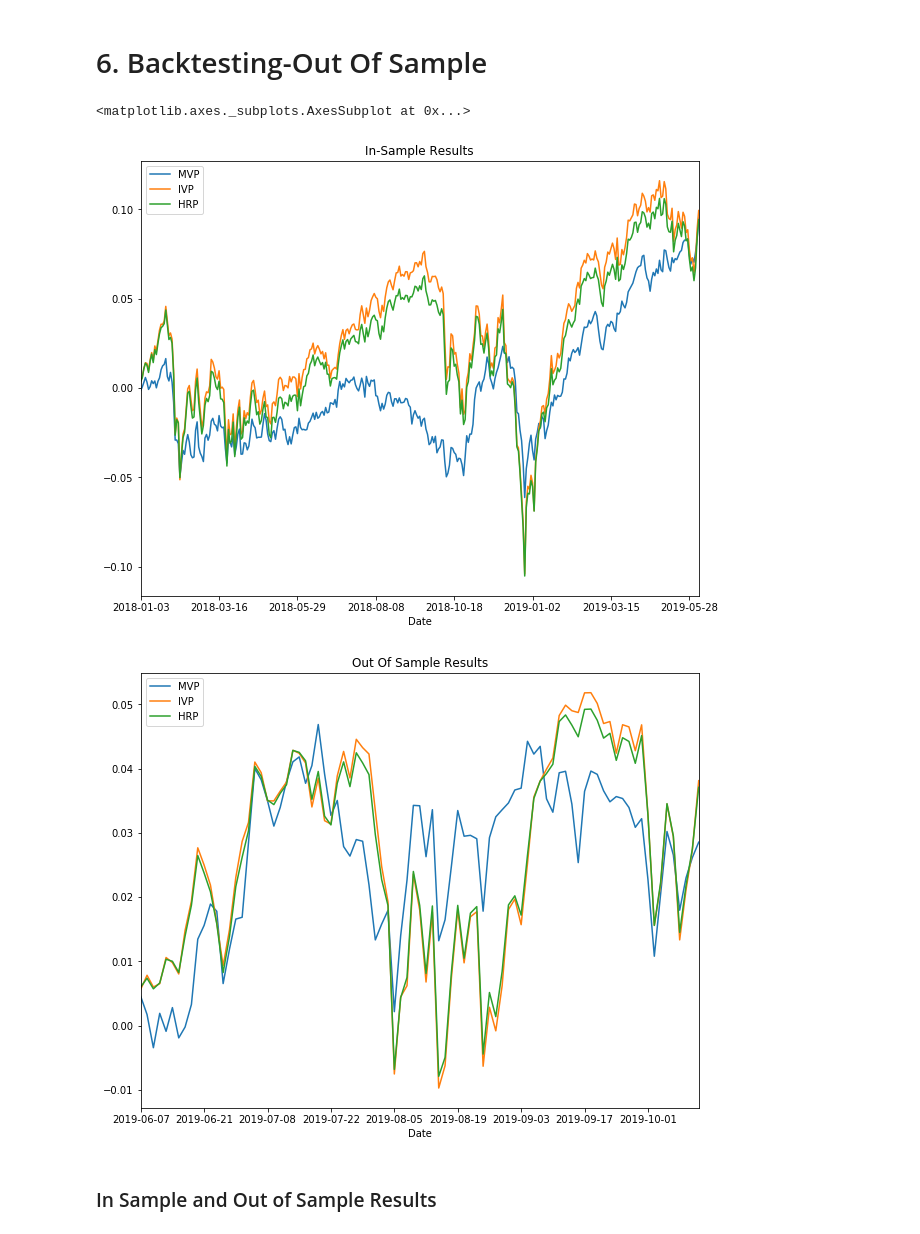
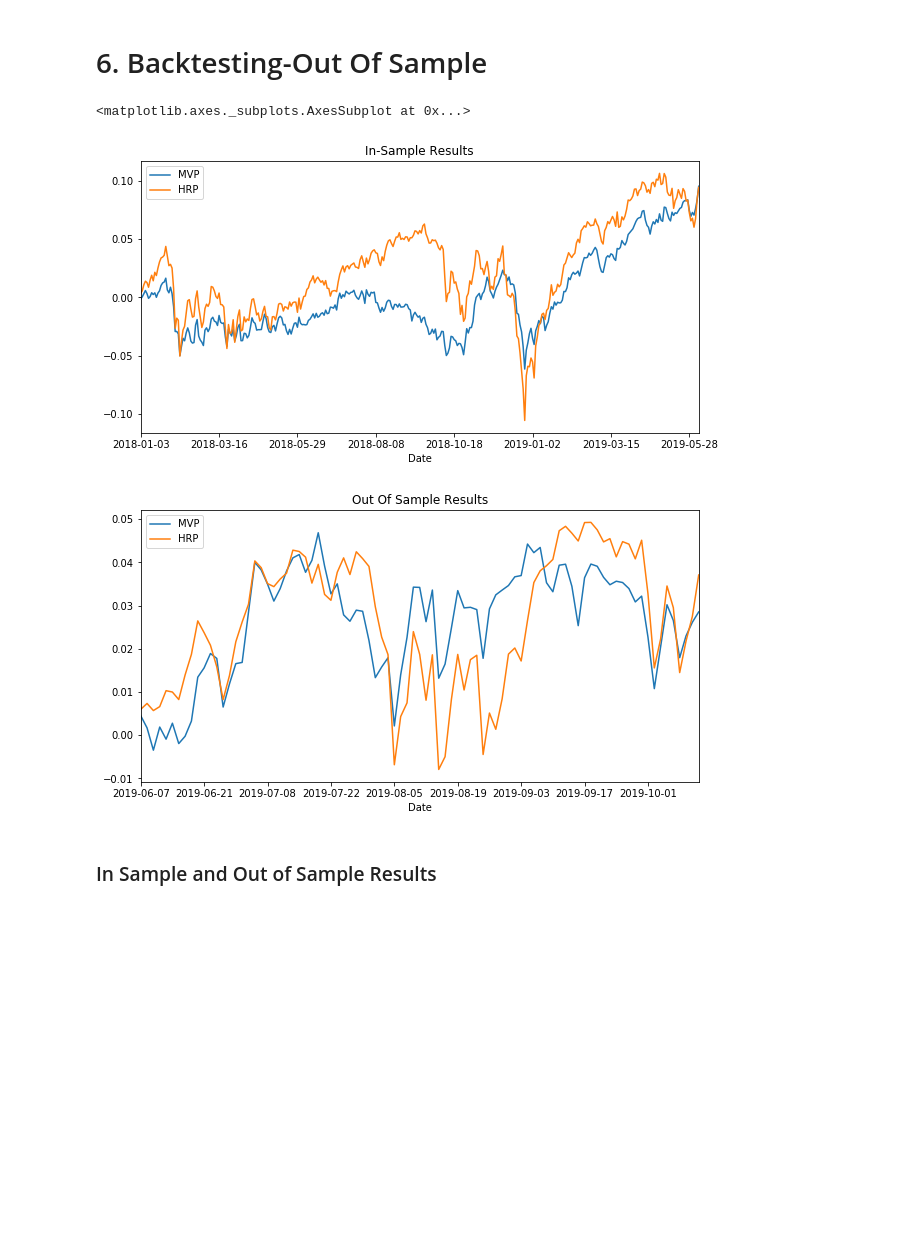
Before and after one commit to tatsath/fin-ml, a Jupyter notebook: Chapter 8 - Unsup. Learning - Clustering/Case Study3 - Hierarchial Risk Parity/HierarchicalRiskParity.ipynb, the cells around one changed output. Cells and saved outputs as stored; diff of their text form; code cells hidden in the pictures; blank space fills up the shorter version.

```diff
--- a/Chapter 8 - Unsup. Learning - Clustering/Case Study3 - Hierarchial Risk Parity/HierarchicalRiskParity.ipynb
+++ b/Chapter 8 - Unsup. Learning - Clustering/Case Study3 - Hierarchial Risk Parity/HierarchicalRiskParity.ipynb
@@ -325,10 +316,8 @@ def get_all_portfolios(returns):
 
     cov, corr = returns.cov(), returns.corr()
     hrp = getHRP(cov, corr)
-    ivp = getIVP(cov)
-    ivp = pd.Series(ivp, index=cov.index)
     mvp = getMVP(cov)
     mvp = pd.Series(mvp, index=cov.index)
-    portfolios = pd.DataFrame([mvp, ivp, hrp], index=['MVP', 'IVP', 'HRP']).T
+    portfolios = pd.DataFrame([mvp, hrp], index=['MVP', 'HRP']).T
     #portfolios = pd.DataFrame([ivp, hrp], index=['IVP', 'HRP']).T
     return portfolios
@@ -361,16 +342,16 @@ HRP. However, this method ignores the correlation structure between the instrume
 # 6. Backtesting-Out Of Sample
 # %%
 Insample_Result=pd.DataFrame(np.dot(returns,np.array(portfolios)), \
-                             columns=['MVP', 'IVP','HRP'], index = returns.index)
+                             columns=['MVP', 'HRP'], index = returns.index)
 OutOfSample_Result=pd.DataFrame(np.dot(returns_test,np.array(portfolios)), \
-                                columns=['MVP', 'IVP','HRP'], index = returns_test.index)
+                                columns=['MVP', 'HRP'], index = returns_test.index)
 # %%
-Insample_Result.cumsum().plot(figsize=(10, 8), title ="In-Sample Results")
-OutOfSample_Result.cumsum().plot(figsize=(10, 8), title ="Out Of Sample Results")
+Insample_Result.cumsum().plot(figsize=(10, 5), title ="In-Sample Results")
+OutOfSample_Result.cumsum().plot(figsize=(10, 5), title ="Out Of Sample Results")
 # %% [output]
 <matplotlib.axes._subplots.AxesSubplot at 0x...>
-[figure, old version]
+[figure, new version]
-[figure, old version]
+[figure, new version]
 # %% [markdown]
 ### In Sample and Out of Sample Results
 # %%
```
Also changed, not shown: parts of 7 cells of this notebook.
